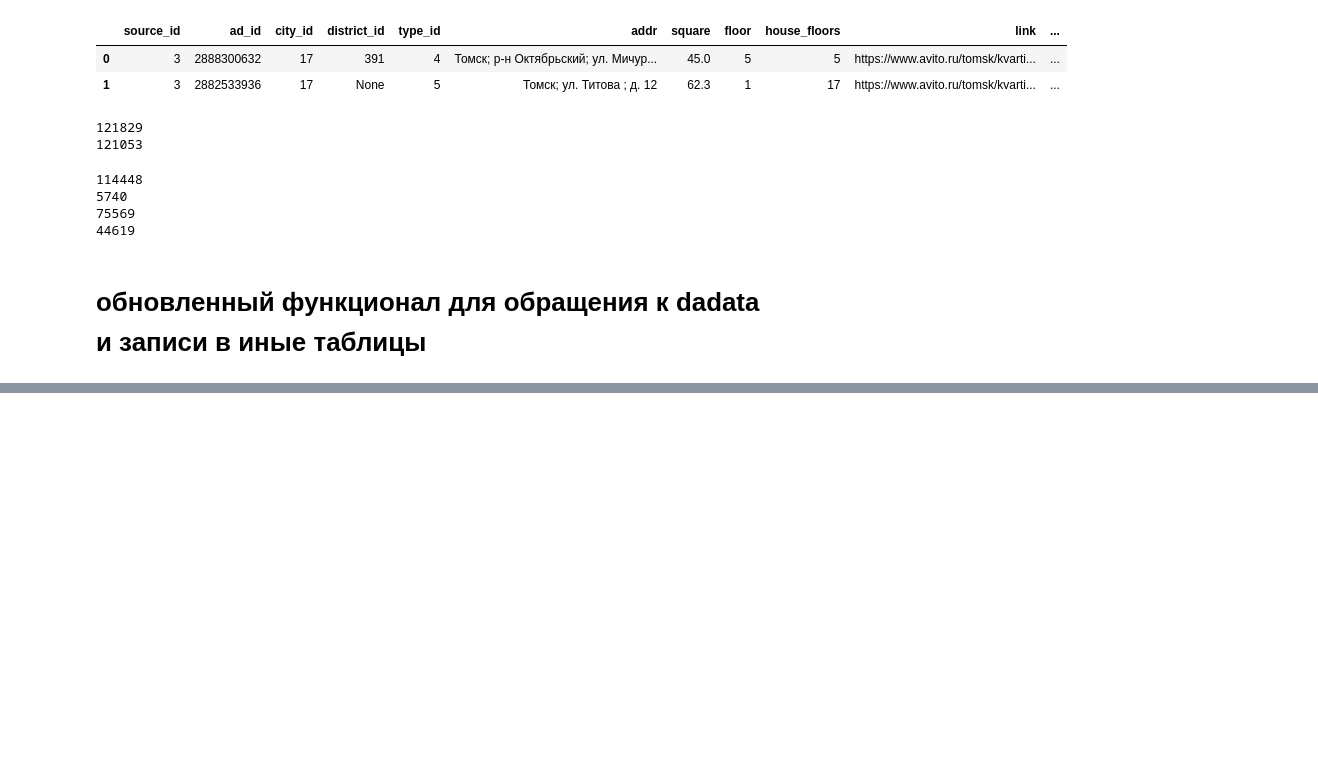
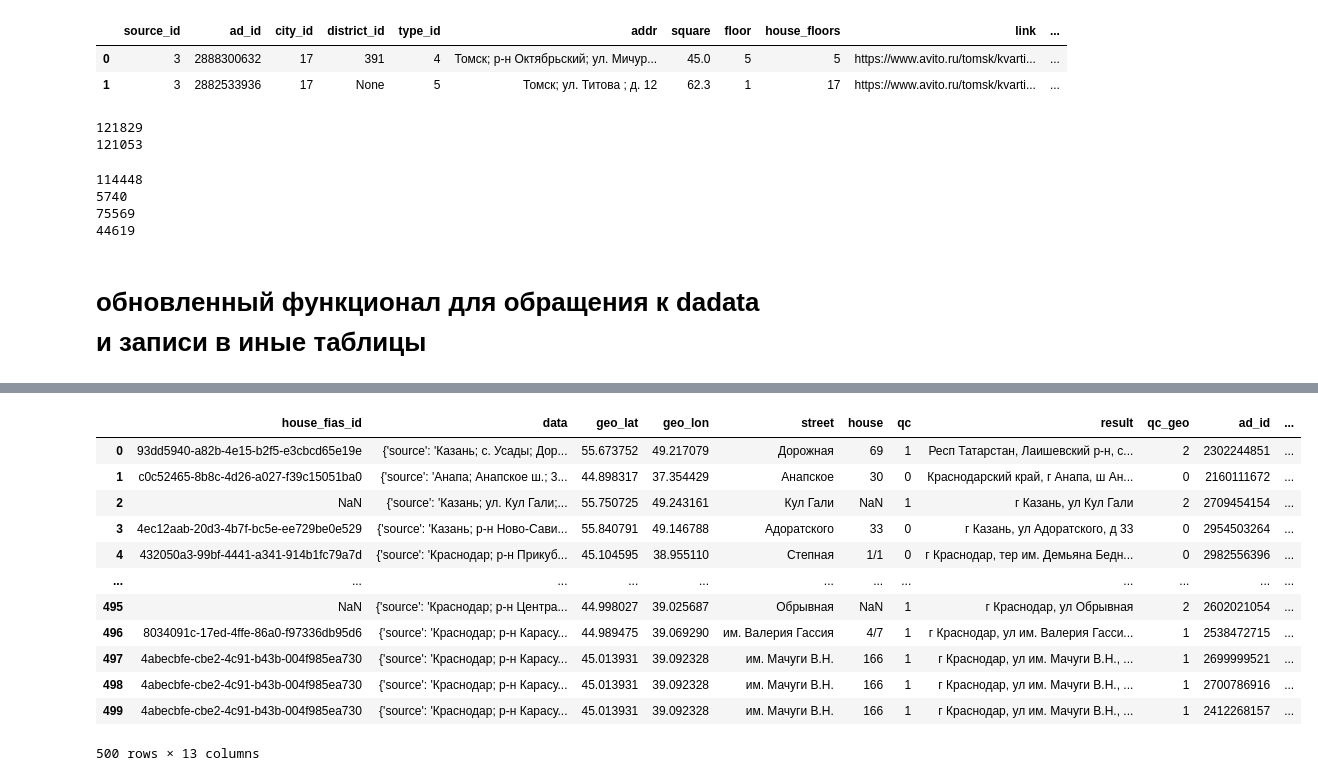
Before and after one commit to Nedvizhka/yadisk_loader, a Jupyter notebook: dev_check_jupyter/dev_parse_w_dadata.ipynb, the cells around one changed output, grey strips where cells are left out. Saved outputs shown, nothing was run; the diff lists cells and outputs as text; code cells hidden in the pictures; blank space fills up the shorter version.

Commit message:
v1 avito upload ready

```diff
--- a/dev_check_jupyter/dev_parse_w_dadata.ipynb
+++ b/dev_check_jupyter/dev_parse_w_dadata.ipynb
@@ -204,0 +367,40 @@ df_cian_realty_sample.to_csv('dadata_cian_16_sample.csv')
+# %%
+def get_districts_from_house(df, engine):
+    unique_fias = tuple(df.dropna(subset='house_fias_id').house_fias_id.unique())
+    get_districts_query = \
+        """select dh.house_fias_id, h.jkh_id, h.id as house_id, h.district_id
+            from dadata_houses dh left join houses h on h.dadata_houses_id = dh.id
+            where h.district_id is not null
+            and dh.house_fias_id in {}""".format(unique_fias)
+    try:
+        con_obj = engine.connect()
+        districts_db = pd.read_sql(text(get_districts_query), con=con_obj)
+        con_obj.close()
+        exc_code = None
+    except Exception as exc:
+        print(traceback.format_exc())
+        districts_db = None
+        exc_code = exc.code
+    return districts_db, exc_code
+# %%
+districts_df, error_loading_districts_from_houses = get_districts_from_house(ddt_avito, sql_engine)
+# %%
+districts_df.drop_duplicates(subset=['house_fias_id', 'district_id'], inplace=True)
+# %%
+new_df = pd.merge(ddt_avito, districts_df, how='left', on='house_fias_id')
+# %%
+new_df
+# %% [output]
+|  | house_fias_id | data | geo_lat | geo_lon | street | house | qc | result | qc_geo | ad_id | ... |
+| 0 | 93dd5940-a82b-4e15-b2f5-e3cbcd65e19e | {'source': 'Казань; с. Усады; Дор... | 55.673752 | 49.217079 | Дорожная | 69 | 1 | Респ Татарстан, Лаишевский р-н, с... | 2 | 2302244851 | ... |
+| 1 | c0c52465-8b8c-4d26-a027-f39c15051ba0 | {'source': 'Анапа; Анапское ш.; 3... | 44.898317 | 37.354429 | Анапское | 30 | 0 | Краснодарский край, г Анапа, ш Ан... | 0 | 2160111672 | ... |
+| 2 | NaN | {'source': 'Казань; ул. Кул Гали;... | 55.750725 | 49.243161 | Кул Гали | NaN | 1 | г Казань, ул Кул Гали | 2 | 2709454154 | ... |
+| 3 | 4ec12aab-20d3-4b7f-bc5e-ee729be0e529 | {'source': 'Казань; р-н Ново-Сави... | 55.840791 | 49.146788 | Адоратского | 33 | 0 | г Казань, ул Адоратского, д 33 | 0 | 2954503264 | ... |
+| 4 | 432050a3-99bf-4441-a341-914b1fc79a7d | {'source': 'Краснодар; р-н Прикуб... | 45.104595 | 38.955110 | Степная | 1/1 | 0 | г Краснодар, тер им. Демьяна Бедн... | 0 | 2982556396 | ... |
+| ... | ... | ... | ... | ... | ... | ... | ... | ... | ... | ... | ... |
+| 495 | NaN | {'source': 'Краснодар; р-н Центра... | 44.998027 | 39.025687 | Обрывная | NaN | 1 | г Краснодар, ул Обрывная | 2 | 2602021054 | ... |
+| 496 | 8034091c-17ed-4ffe-86a0-f97336db95d6 | {'source': 'Краснодар; р-н Карасу... | 44.989475 | 39.069290 | им. Валерия Гассия | 4/7 | 1 | г Краснодар, ул им. Валерия Гасси... | 1 | 2538472715 | ... |
+| 497 | 4abecbfe-cbe2-4c91-b43b-004f985ea730 | {'source': 'Краснодар; р-н Карасу... | 45.013931 | 39.092328 | им. Мачуги В.Н. | 166 | 1 | г Краснодар, ул им. Мачуги В.Н., ... | 1 | 2699999521 | ... |
+| 498 | 4abecbfe-cbe2-4c91-b43b-004f985ea730 | {'source': 'Краснодар; р-н Карасу... | 45.013931 | 39.092328 | им. Мачуги В.Н. | 166 | 1 | г Краснодар, ул им. Мачуги В.Н., ... | 1 | 2700786916 | ... |
+| 499 | 4abecbfe-cbe2-4c91-b43b-004f985ea730 | {'source': 'Краснодар; р-н Карасу... | 45.013931 | 39.092328 | им. Мачуги В.Н. | 166 | 1 | г Краснодар, ул им. Мачуги В.Н., ... | 1 | 2412268157 | ... |
+500 rows × 13 columns
```
Also changed, not shown: parts of 33 cells of this notebook, 8 other files.
